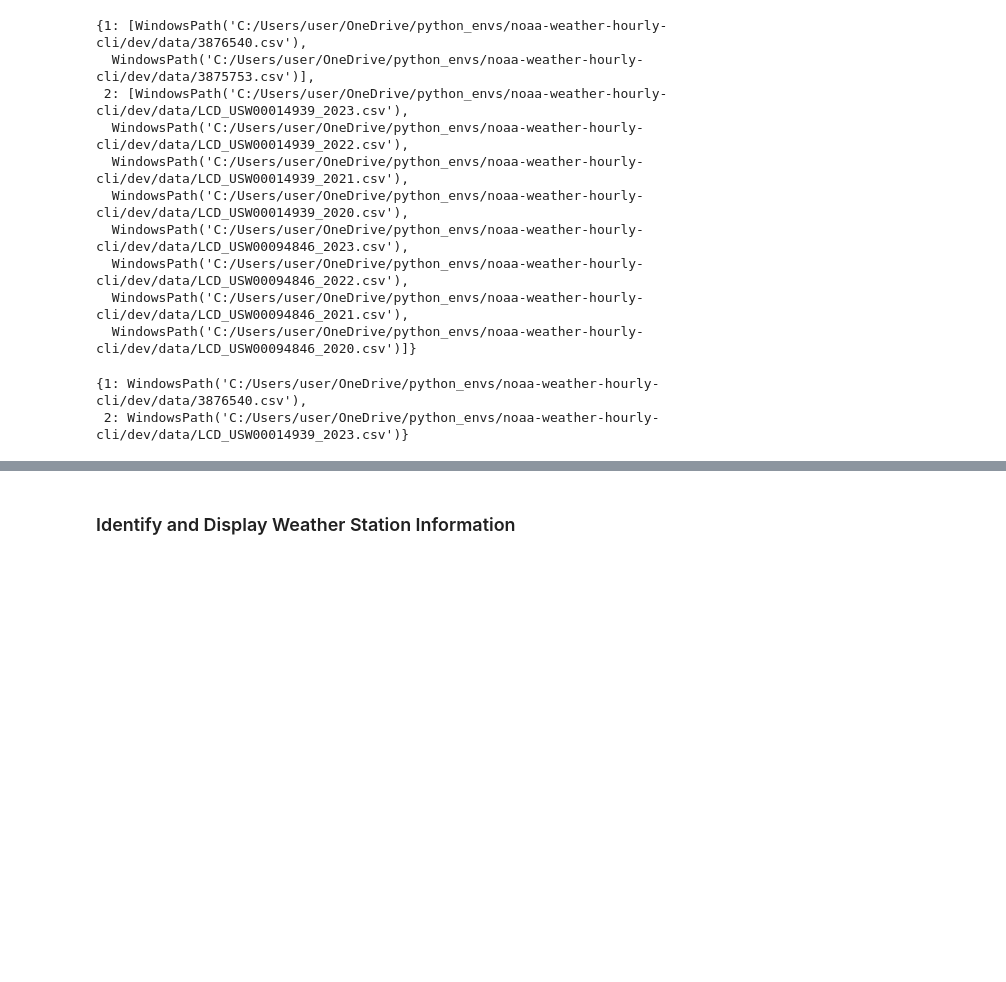
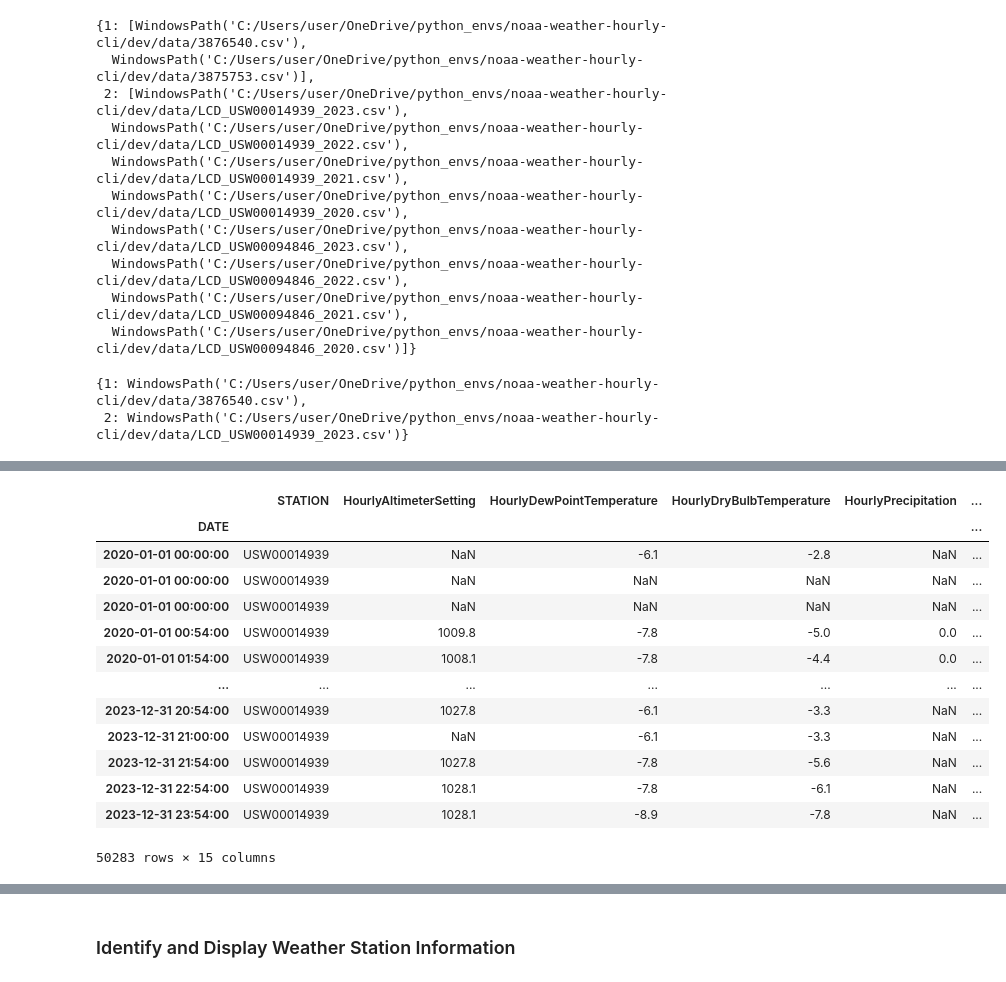
Before and after one commit to emskiphoto/noaa-weather-hourly, a Jupyter notebook: dev/noaa-weather-hourly.ipynb, the cells around one changed output, grey strips where cells are left out. Drawn from its saved outputs; the diff is of its cells as text; code cells hidden in the pictures; blank space fills up the shorter version.

Commit message:
file discovery, validation, column selection, user messages, load csvs

```diff
--- a/dev/noaa-weather-hourly.ipynb
+++ b/dev/noaa-weather-hourly.ipynb
@@ -148,0 +179,12 @@ cols_use
+# %%
+# read only headers of each file in files_lcd_input
+files_columns = {}
+for file_ in files_lcd_input:
+    try:
+#         this is 30x faster than pd.read_csv(file_, index_col=0, nrows=0).columns.tolist()
+        with open(file_, 'r') as infile:
+            reader = csv.DictReader(infile)
+            fieldnames = reader.fieldnames
+        files_columns[file_] = sorted(fieldnames)
+    except:
+        continue
@@ -148,0 +195,4 @@ cols_use
+# %%
+# keep only files that have a 'DATE' column - otherwise where is this data supposed to go?
+files_usecols = {file_ : cols_ for file_, cols_ in files_columns.items() if 'DATE' in cols_}
+files_usecols
@@ -149 +268,21 @@ cols_use
+# %%
+df = pd.concat((pd.read_csv(f_, usecols=cols_, parse_dates=['DATE'],
+                            index_col='DATE', low_memory=False) for
+                f_, cols_ in files_usecols.items()), axis=0).sort_index()
+df
+# %% [output]
+|  | STATION | HourlyAltimeterSetting | HourlyDewPointTemperature | HourlyDryBulbTemperature | HourlyPrecipitation | ... |
+| DATE |  |  |  |  |  | ... |
+| 2020-01-01 00:00:00 | USW00014939 | NaN | -6.1 | -2.8 | NaN | ... |
+| 2020-01-01 00:00:00 | USW00014939 | NaN | NaN | NaN | NaN | ... |
+| 2020-01-01 00:00:00 | USW00014939 | NaN | NaN | NaN | NaN | ... |
+| 2020-01-01 00:54:00 | USW00014939 | 1009.8 | -7.8 | -5.0 | 0.0 | ... |
+| 2020-01-01 01:54:00 | USW00014939 | 1008.1 | -7.8 | -4.4 | 0.0 | ... |
+| ... | ... | ... | ... | ... | ... | ... |
+| 2023-12-31 20:54:00 | USW00014939 | 1027.8 | -6.1 | -3.3 | NaN | ... |
+| 2023-12-31 21:00:00 | USW00014939 | NaN | -6.1 | -3.3 | NaN | ... |
+| 2023-12-31 21:54:00 | USW00014939 | 1027.8 | -7.8 | -5.6 | NaN | ... |
+| 2023-12-31 22:54:00 | USW00014939 | 1028.1 | -7.8 | -6.1 | NaN | ... |
+| 2023-12-31 23:54:00 | USW00014939 | 1028.1 | -8.9 | -7.8 | NaN | ... |
+50283 rows × 15 columns
 # %%
```
Also changed, not shown: parts of 67 cells of this notebook, 1 other file.
